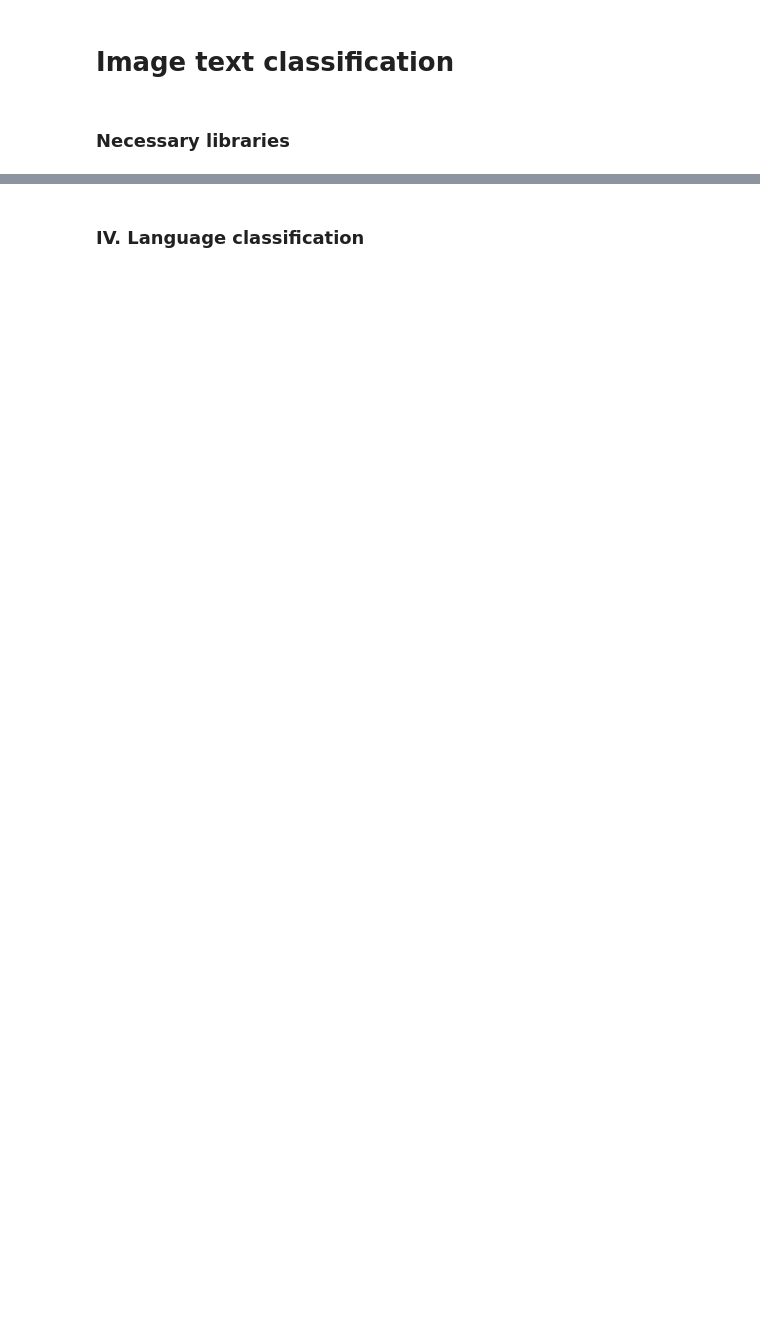
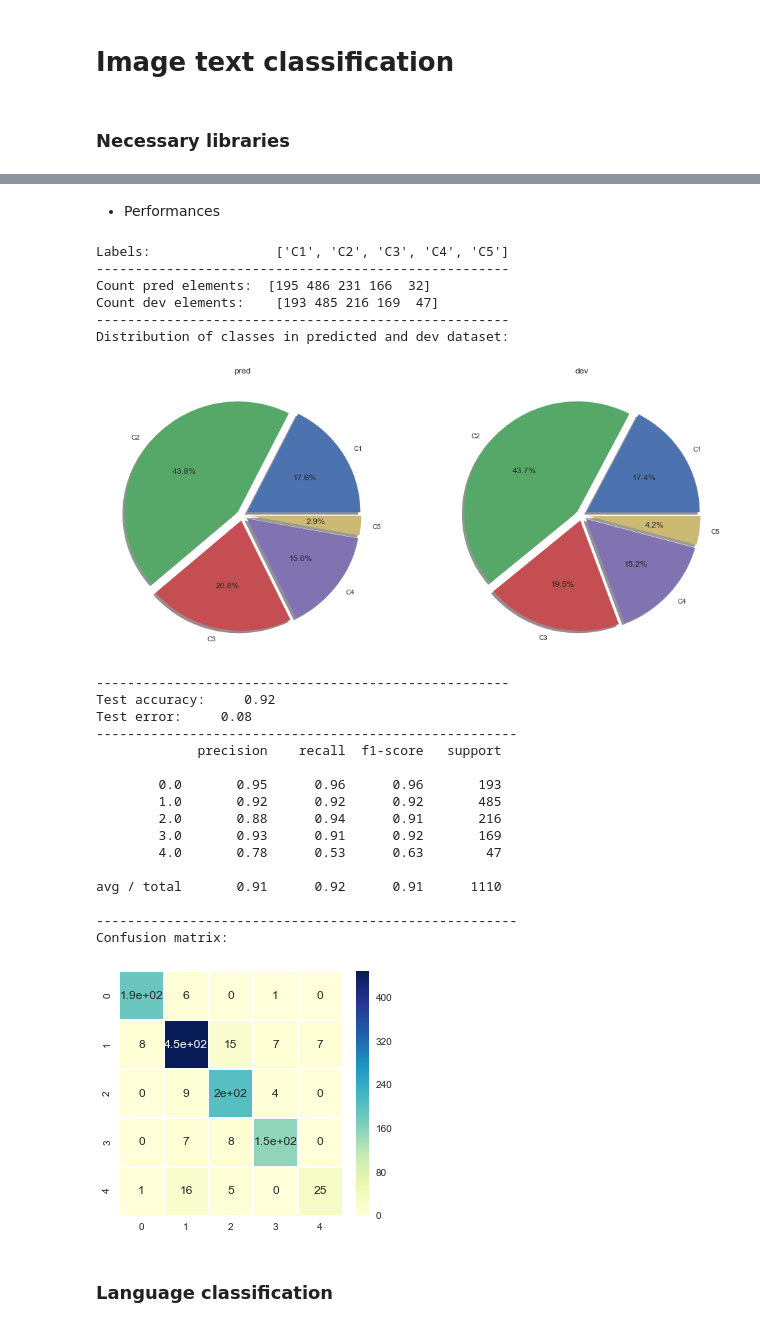
Before and after one commit to elamrily/document-classification, a Jupyter notebook: Notebooks/Notebookimage.ipynb, the cells around one changed output, grey strips where cells are left out. Drawn from its saved outputs; the diff is of its cells as text; code cells hidden in the pictures; blank space fills up the shorter version.

```diff
--- a/Notebooks/Notebookimage.ipynb
+++ b/Notebooks/Notebookimage.ipynb
@@ -104,2 +197,73 @@ Epoch 20/20
+# %% [markdown]
+- Performances
+# %%
+# Matrice de probabilitées d'appartenance à chaque classe
+ypred = model.predict_classes(Xdev)
+ydev = data['ydev_class']
+
+# number of element in each class
+unique, counts_pred = np.unique(ypred, return_counts=True)
+unique, counts_dev = np.unique(ydev, return_counts=True)
+
+print('Labels:               ',labels)
+print('-----------------------------------------------------')
+print('Count pred elements: ',counts_pred)
+print('Count dev elements:   ',counts_dev)
+print('-----------------------------------------------------')
+print('Distribution of classes in predicted and dev dataset: ')
+explode = (0.05, 0.05, 0.05, 0.05 ,0.05)
+plt.figure(figsize=(16,16))
+plt.subplot(2, 2, 1)
+plt.title('pred')
+plt.pie(counts_pred, explode=explode,labels = labels, autopct='%1.1f%%',shadow = True)
+plt.subplot(2, 2, 2)
+plt.title('dev')
+plt.pie(counts_dev, explode=explode,labels = labels, autopct='%1.1f%%',shadow = True)
+plt.show()
+
+# Performance
+print('-----------------------------------------------------')
+print("Test accuracy: ",'{:^10.2f}'.format(accuracy_score(ypred, ydev)))
+print("Test error: ",'{:^10.2f}'.format(1-accuracy_score(ypred, ydev)))
+print('------------------------------------------------------')
+p, r, f1, s = precision_recall_fscore_support(ydev, ypred,
+                                              average='micro',
+                                              labels=[x for x in
+                                                      np.unique(ydev)
+                                                      if x not in ['CSDECMOTV']])
+
+print(classification_report(ydev, ypred, labels=[x for x in
+                                                       np.unique(ydev)
+                                                       if x not in ['CSDECMOTV']]))
+print('------------------------------------------------------')
+print('Confusion matrix: \n')
+sns.set(rc={'figure.figsize':(5,4.5)})
+cm_data = confusion_matrix(ydev, ypred)
+cm = sns.heatmap(cm_data, annot=True, cmap="YlGnBu", linewidths=.5)
+# %% [output]
+Labels:                ['C1', 'C2', 'C3', 'C4', 'C5']
+-----------------------------------------------------
+Count pred elements:  [195 486 231 166  32]
+Count dev elements:    [193 485 216 169  47]
+-----------------------------------------------------
+Distribution of classes in predicted and dev dataset:
+[figure, added]
+-----------------------------------------------------
+Test accuracy:     0.92
+Test error:     0.08
+------------------------------------------------------
+             precision    recall  f1-score   support
+
+        0.0       0.95      0.96      0.96       193
+        1.0       0.92      0.92      0.92       485
+        2.0       0.88      0.94      0.91       216
+        3.0       0.93      0.91      0.92       169
+        4.0       0.78      0.53      0.63        47
+
+avg / total       0.91      0.92      0.91      1110
+
+------------------------------------------------------
+Confusion matrix:
+[figure, added]
 # %% [markdown]
-### IV. Language classification
+### Language classification
```
Also changed, not shown: parts of 27 cells of this notebook, 12 other files.
